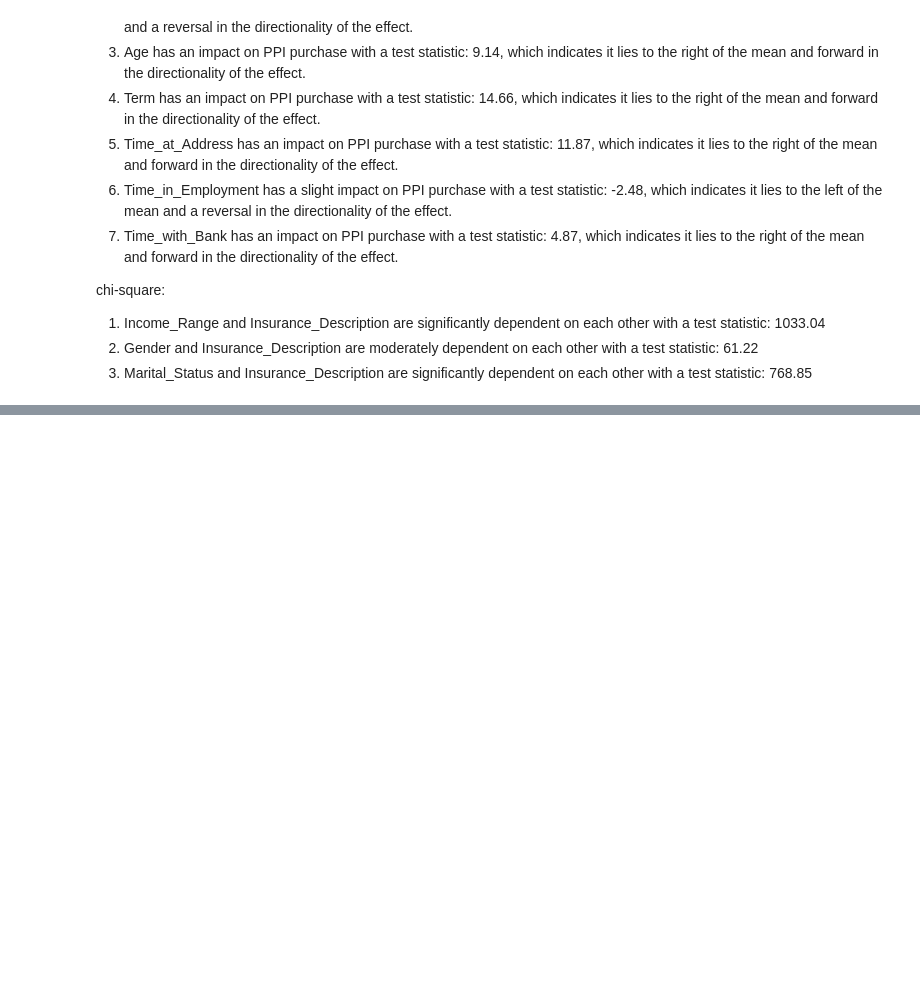
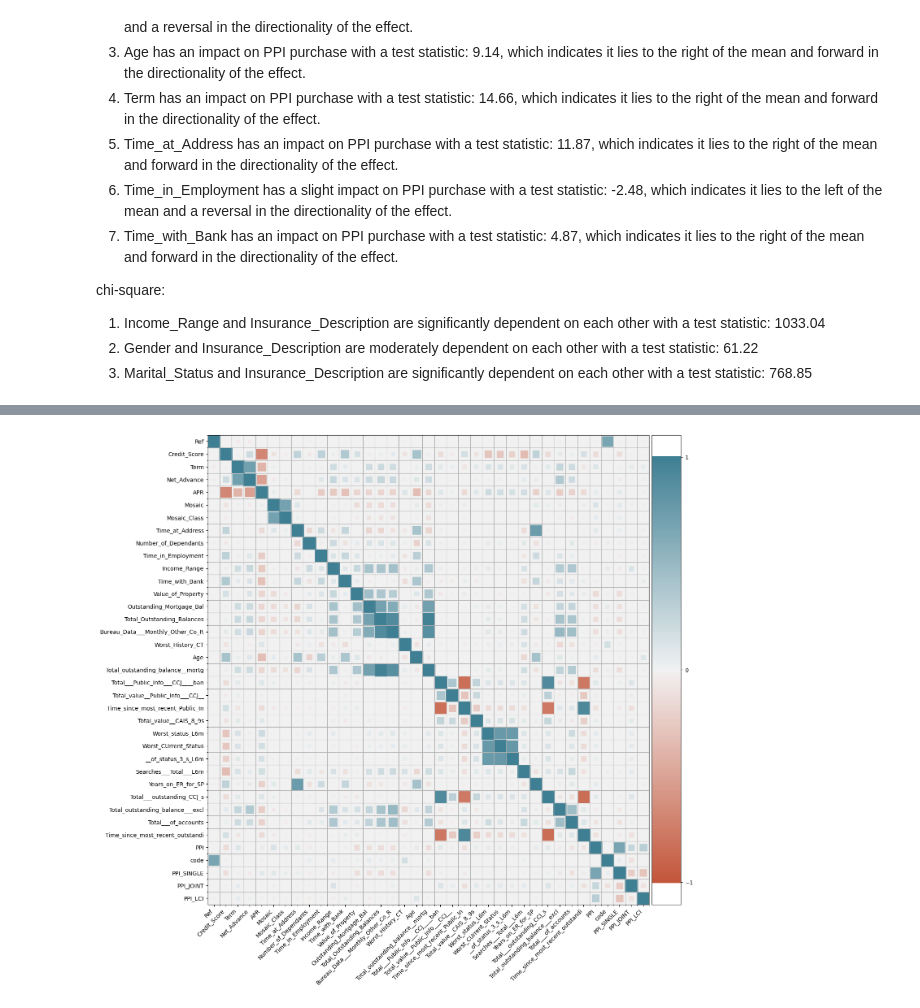
Before and after one commit to pradeepvaranasi/insurance_re, a Jupyter notebook: Insurance_CaseStudy_PradeepVaranasi.ipynb, the cells around one changed output, grey strips where cells are left out. Drawn from its saved outputs; the diff is of its cells as text; code cells hidden in the pictures; blank space fills up the shorter version.

```diff
--- a/Insurance_CaseStudy_PradeepVaranasi.ipynb
+++ b/Insurance_CaseStudy_PradeepVaranasi.ipynb
@@ -1061,0 +1124,8 @@ chi-square:
+# %%
+import matplotlib.pyplot as plt
+from heatmap import corrplot
+
+plt.figure(figsize=(15, 15))
+corrplot(df.corr())
+# %% [output]
+[figure, added]
```
Also changed, not shown: parts of 37 cells of this notebook.
